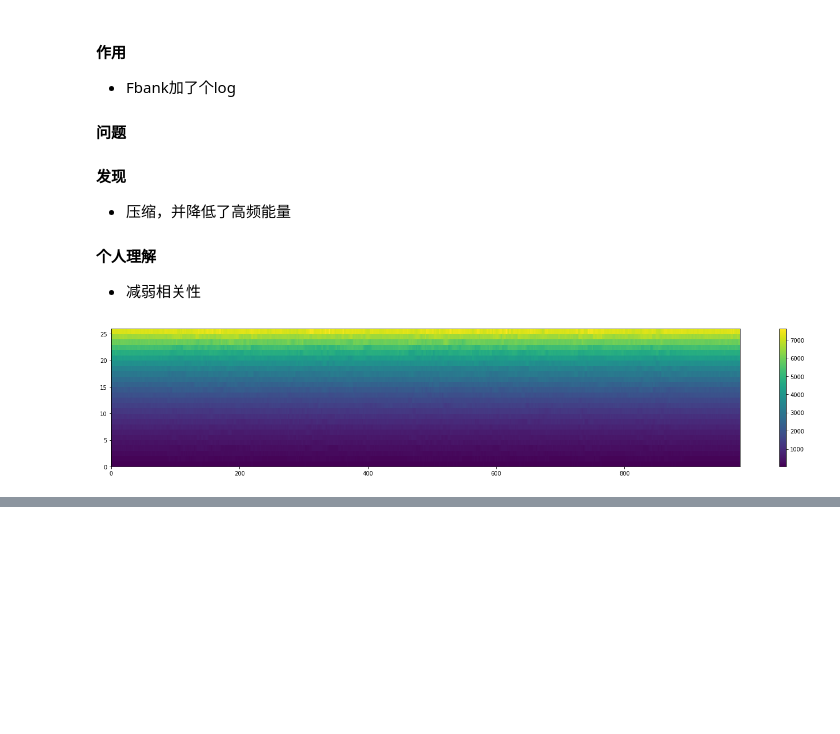
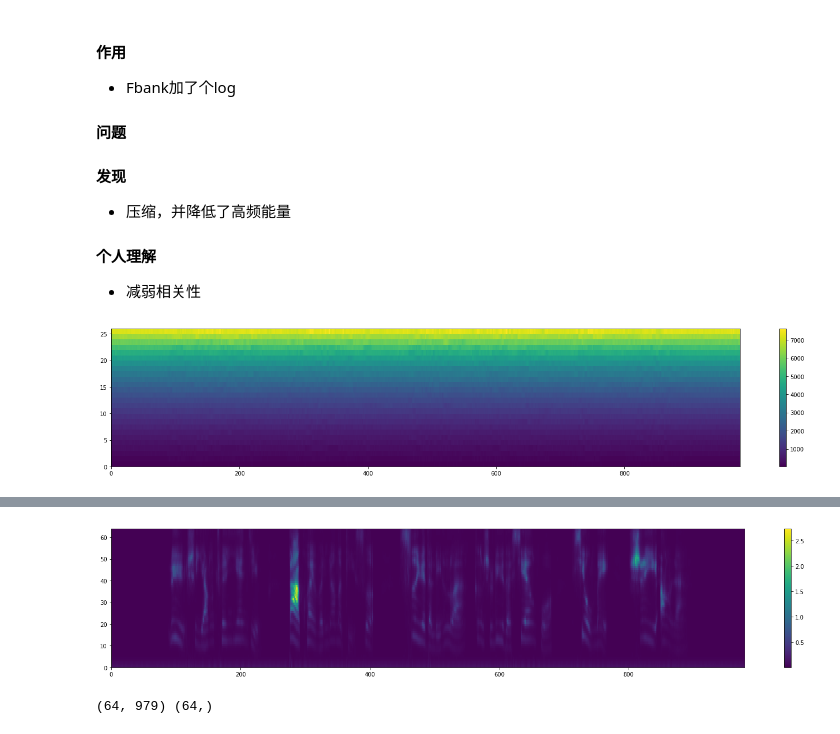
Before and after one commit to wangtianrui/sounds_pretreatment, a Jupyter notebook: py3_main.ipynb, the cells around one changed output, grey strips where cells are left out. Saved outputs shown, nothing was run; the diff lists cells and outputs as text; code cells hidden in the pictures; blank space fills up the shorter version.

```diff
--- a/py3_main.ipynb
+++ b/py3_main.ipynb
@@ -428,0 +439,10 @@ drawer_utils.plot_colorbar(np.transpose(get_ssc(audio,sampling_freq)))
+# %%
+drawer_utils.plot_colorbar(sxx)
+# %% [output]
+[figure, added]
+# %%
+from feature_extraction.gfcc import get_gfcc
+gfcc , center_freq = get_gfcc(audio,sampling_freq)
+print(gfcc.shape,center_freq.shape)
+# %% [output]
+(64, 979) (64,)
```
Also changed, not shown: parts of 10 cells of this notebook, 4 other files.
